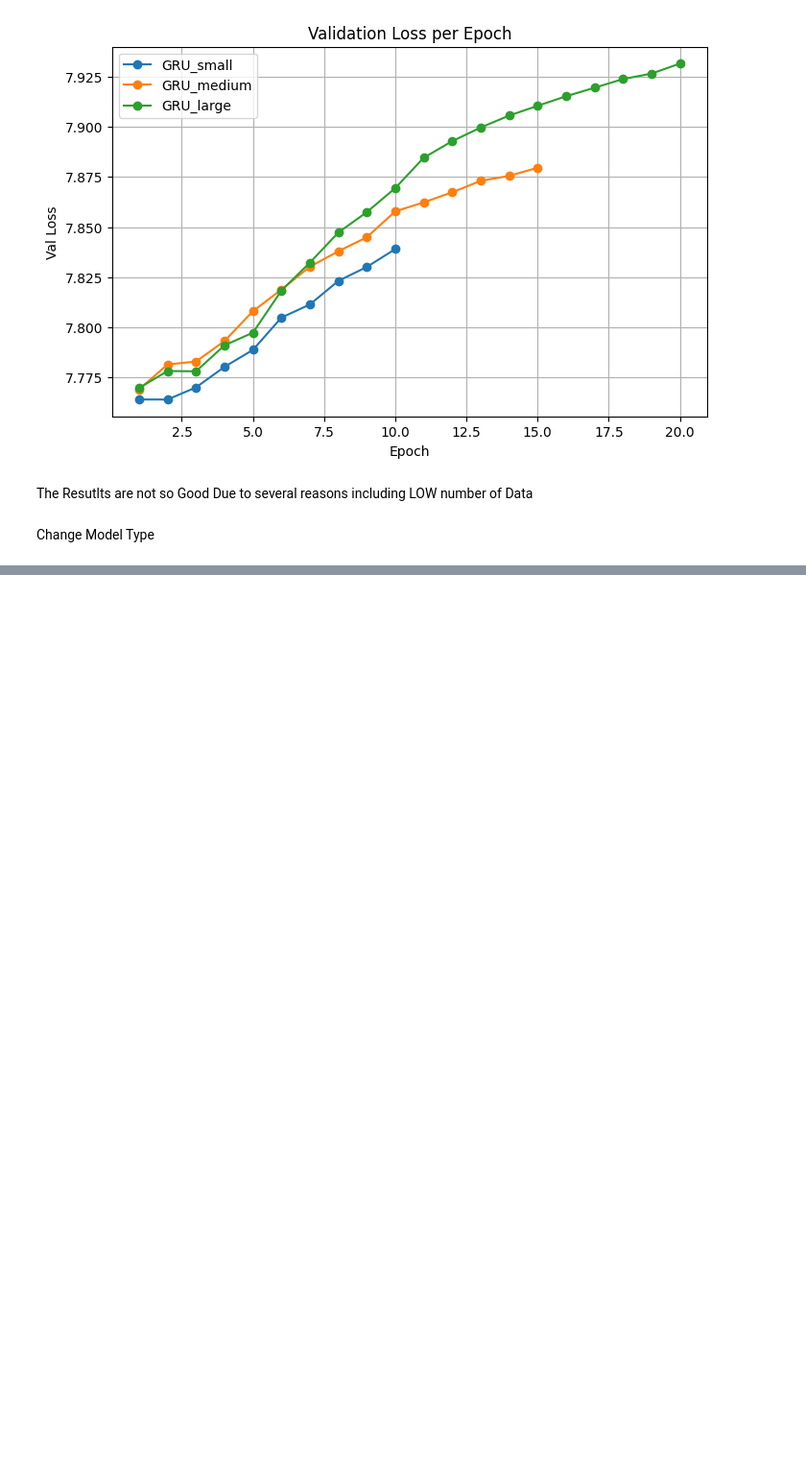
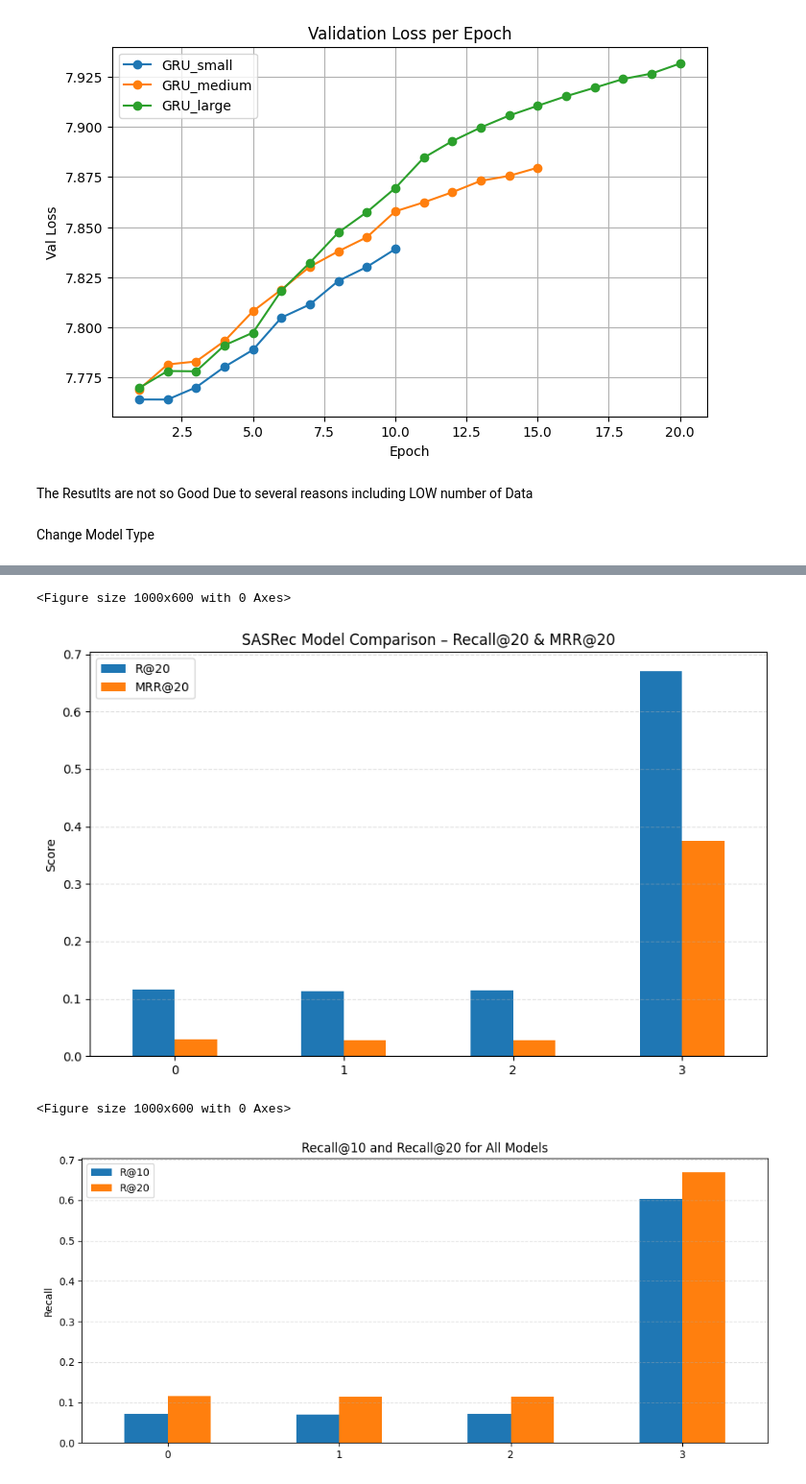
Before and after one commit to mamaddoxx/Session-Recommender, a Jupyter notebook: Model Check.ipynb, the cells around one changed output, grey strips where cells are left out. Shown: that part at 96% size. Drawn from its saved outputs; the diff is of its cells as text; code cells hidden in the pictures; blank space fills up the shorter version.

Commit message:
Add SASRec Model

```diff
--- a/Model Check.ipynb
+++ b/Model Check.ipynb
@@ -406,0 +552,43 @@ Change Model Type
+# %%
+plt.figure(figsize=(10,6))
+DF_RESULTS[["R@20", "MRR@20"]].plot(kind="bar", figsize=(10,6))
+plt.title("SASRec Model Comparison – Recall@20 & MRR@20")
+plt.ylabel("Score")
+plt.xticks(rotation=0)
+plt.legend()
+plt.grid(axis='y', linestyle='--', alpha=0.4)
+plt.show()
+
+plt.figure(figsize=(10,6))
+DF_RESULTS[["R@10", "R@20"]].plot(kind="bar", figsize=(12,5), color=["#1f77b4","#ff7f0e"])
+plt.title("Recall@10 and Recall@20 for All Models")
+plt.ylabel("Recall")
+plt.xticks(rotation=0)
+plt.grid(axis='y', linestyle='--', alpha=0.4)
+plt.show()
+
+plt.figure(figsize=(10,6))
+sns.lineplot(data=DF_RESULTS[["R@20", "MRR@20"]], marker="o")
+plt.title("Trend of Model Improvements")
+plt.ylabel("Score")
+plt.grid(True, linestyle="--", alpha=0.3)
+plt.show()
+
+plt.figure(figsize=(10,6))
+x = range(len(DF_RESULTS))
+
+plt.bar([i - 0.3 for i in x], DF_RESULTS["R@20"], width=0.2, label="Recall@20")
+plt.bar([i-0.1 for i in x],                       DF_RESULTS["R@10"], width=0.2, label="Recall@10")
+plt.bar([i + 0.1 for i in x], DF_RESULTS["MRR@20"], width=0.2, label="MRR@20")
+plt.bar([i + 0.3 for i in x] ,DF_RESULTS["MRR@10"],width=0.2,label="MRR@10")
+plt.xticks(x, DF_RESULTS.index, rotation=0)
+plt.title("Performance Comparison of Sequential Models")
+plt.ylabel("Score")
+plt.legend()
+plt.grid(axis='y', linestyle='--', alpha=0.4)
+plt.show()
+# %% [output]
+<Figure size 1000x600 with 0 Axes>
+[figure, added]
+<Figure size 1000x600 with 0 Axes>
+[figure, added]
```
Also changed, not shown: parts of 11 cells of this notebook, 3 other files.
